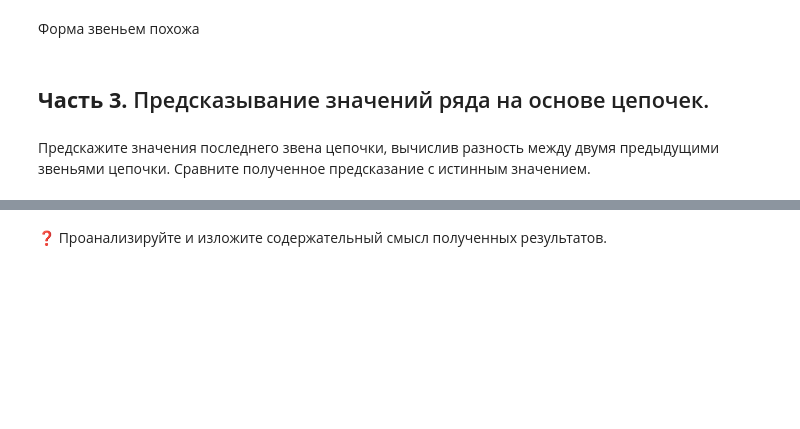
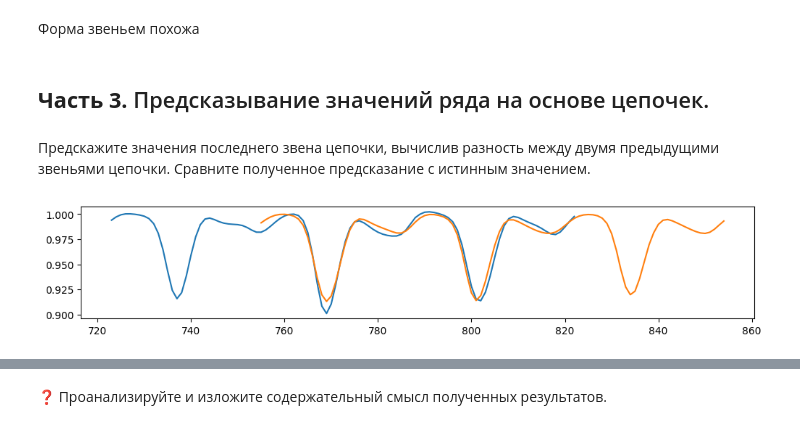
Before and after one commit to sirmi1/2023-Sysoeva-TimeSeriesCourse, a Jupyter notebook: practice/06 Chains/06 Chains.ipynb, the cells around one changed output, grey strips where cells are left out. Drawn from its saved outputs; the diff is of its cells as text; code cells hidden in the pictures; blank space fills up the shorter version.

```diff
--- a/practice/06 Chains/06 Chains.ipynb
+++ b/practice/06 Chains/06 Chains.ipynb
@@ -95,0 +94,24 @@ plt.show()
+# %%
+last_chain_index = unanchored_chain[-1] # последний элемент из списка и присваивает
+last_chain_index #
+last_chain_y = ts[last_chain_index:last_chain_index+m]  #часть данных временного ряда с последнего и вперед на m
+last_chain_x = np.array(range(last_chain_index, last_chain_index+m)) #массив индексов
+last_chain_x
+
+chain_index1 = unanchored_chain[-2] # lдля предыдущих рядов
+chain_index2 = unanchored_chain[-3]
+
+chain1_y = ts[chain_index1:chain_index1+m]
+chain1_x = np.array(range(chain_index1, chain_index1+m))
+chain2_y = ts[chain_index2:chain_index2+m]
+chain2_x = np.array(range(chain_index2, chain_index2+m))
+
+pred_chain_y = chain1_y + (chain1_y-chain2_y)
+pred_chain_x = chain1_x + (chain1_x-chain2_x)
+
+fig, ax = plt.subplots(figsize=(12, 2))
+for x, y in [(pred_chain_x, pred_chain_y), (last_chain_x, last_chain_y)]:
+    plt.plot(x, y)
+plt.show()
+# %% [output]
+[figure, added]
```
Also changed, not shown: parts of 5 cells of this notebook, 3 other files.
